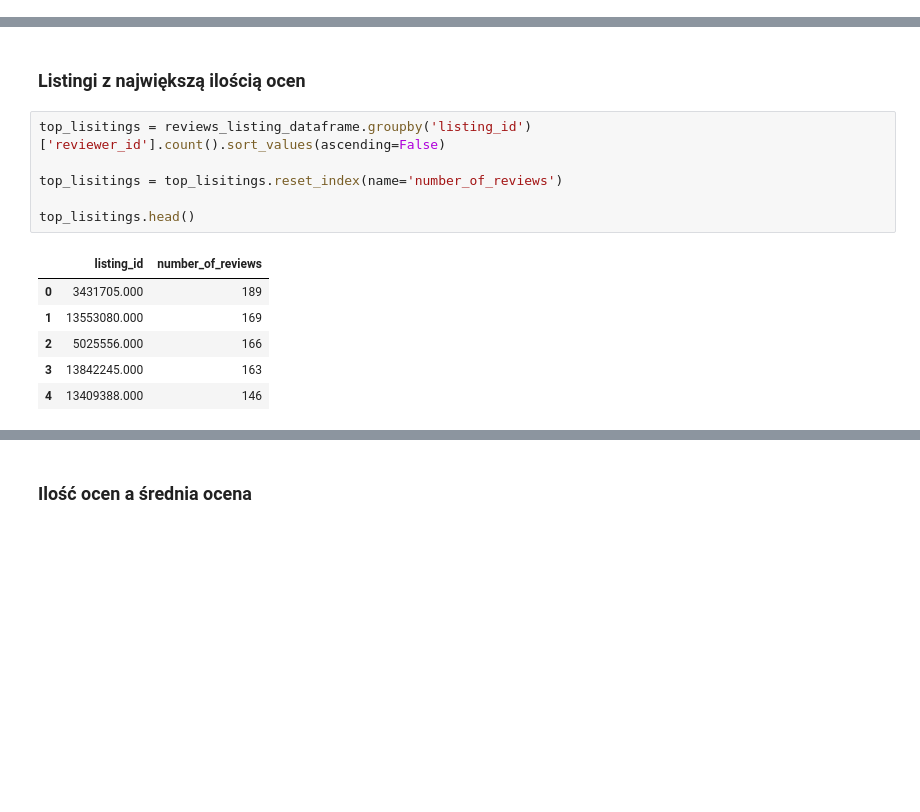
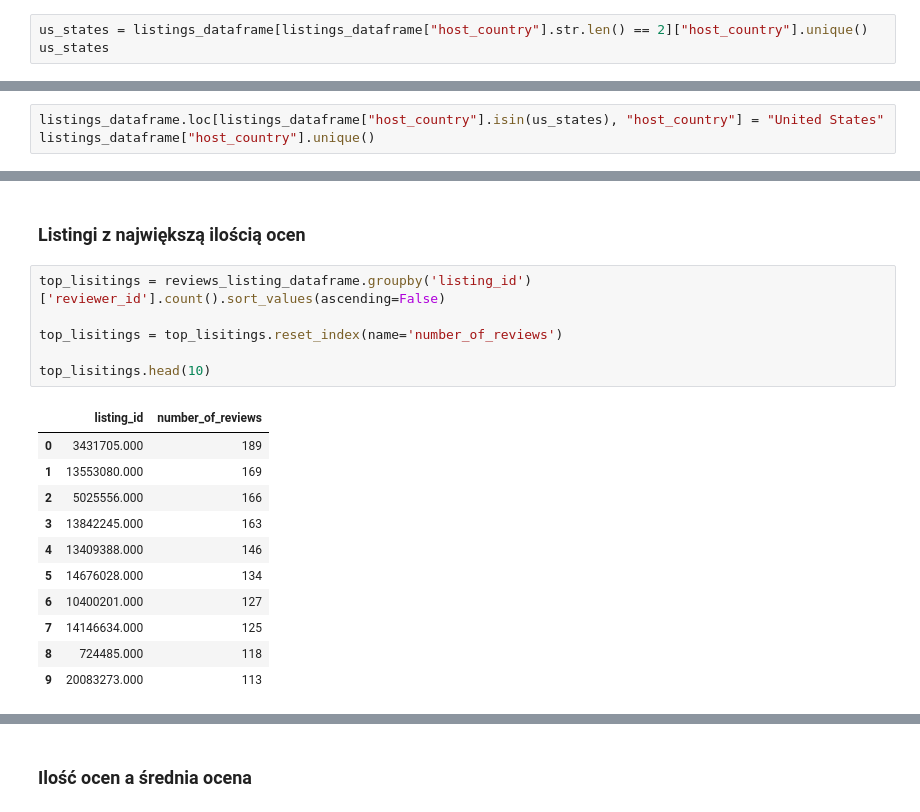
Before and after one commit to psiku/IUM-long-stay-insights, a Jupyter notebook: notebooks/data_v1_eda.ipynb, the cells around one changed output, grey strips where cells are left out. Saved outputs shown, nothing was run; the diff lists cells and outputs as text; blank space fills up the shorter version.

```diff
--- a/notebooks/data_v1_eda.ipynb
+++ b/notebooks/data_v1_eda.ipynb
@@ -446,3 +481,6 @@ listings_dataframe[['host_city', 'host_country']].head()
 | 2 | Athens | Greece |
 | 3 | Athens | Greece |
 | 4 | London | United Kingdom |
+# %%
+us_states = listings_dataframe[listings_dataframe["host_country"].str.len() == 2]["host_country"].unique()
+us_states
@@ -448,0 +489,3 @@ listings_dataframe[['host_city', 'host_country']].head()
+# %%
+listings_dataframe.loc[listings_dataframe["host_country"].isin(us_states), "host_country"] = "United States"
+listings_dataframe["host_country"].unique()
@@ -580,13 +701,18 @@ Index(['listing_id', 'id', 'date', 'reviewer_id', 'reviewer_name', 'comments'],
 # %%
 top_lisitings = reviews_listing_dataframe.groupby('listing_id')['reviewer_id'].count().sort_values(ascending=False)
 
 top_lisitings = top_lisitings.reset_index(name='number_of_reviews')
 
-top_lisitings.head()
+top_lisitings.head(10)
 # %% [output]
 |  | listing_id | number_of_reviews |
 | 0 | 3431705.000 | 189 |
 | 1 | 13553080.000 | 169 |
 | 2 | 5025556.000 | 166 |
 | 3 | 13842245.000 | 163 |
 | 4 | 13409388.000 | 146 |
+| 5 | 14676028.000 | 134 |
+| 6 | 10400201.000 | 127 |
+| 7 | 14146634.000 | 125 |
+| 8 | 724485.000 | 118 |
+| 9 | 20083273.000 | 113 |
```
Also changed, not shown: parts of 20 cells of this notebook, 1 other file.
